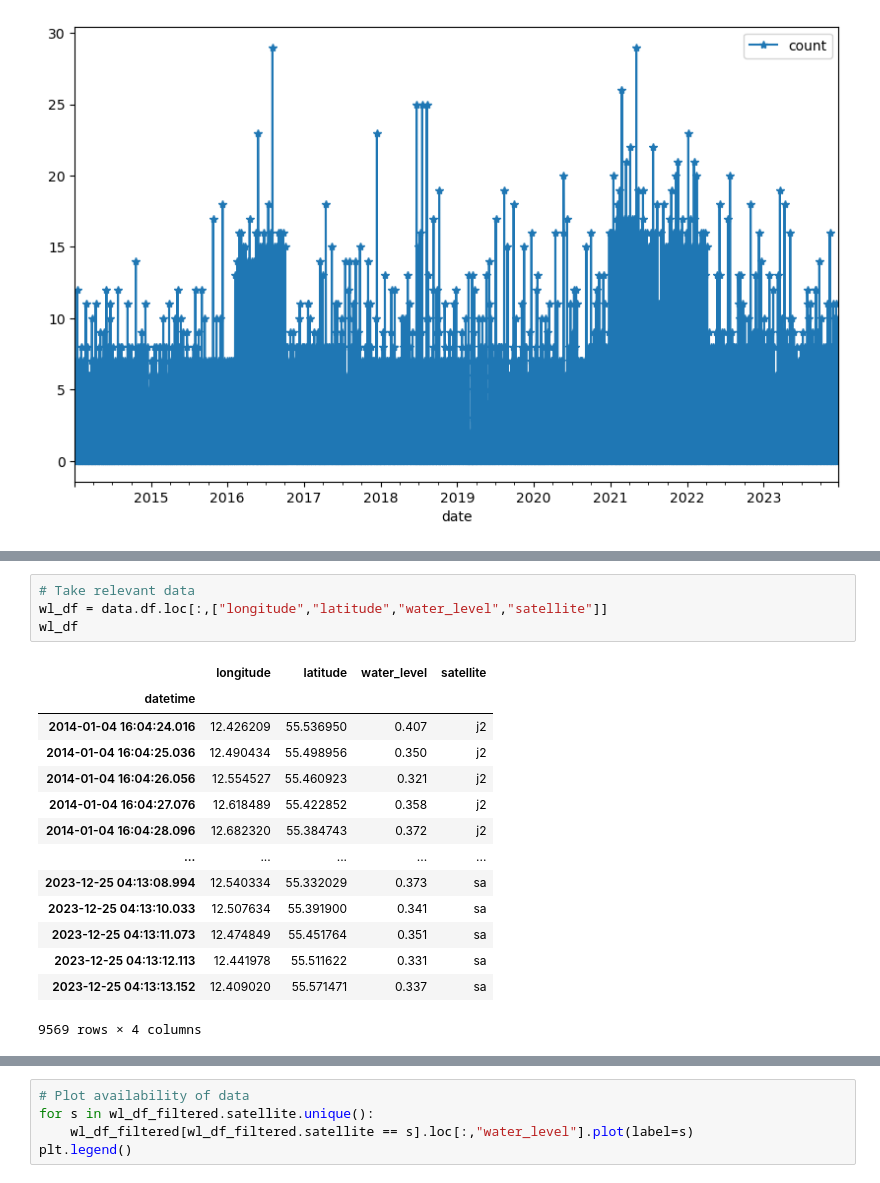
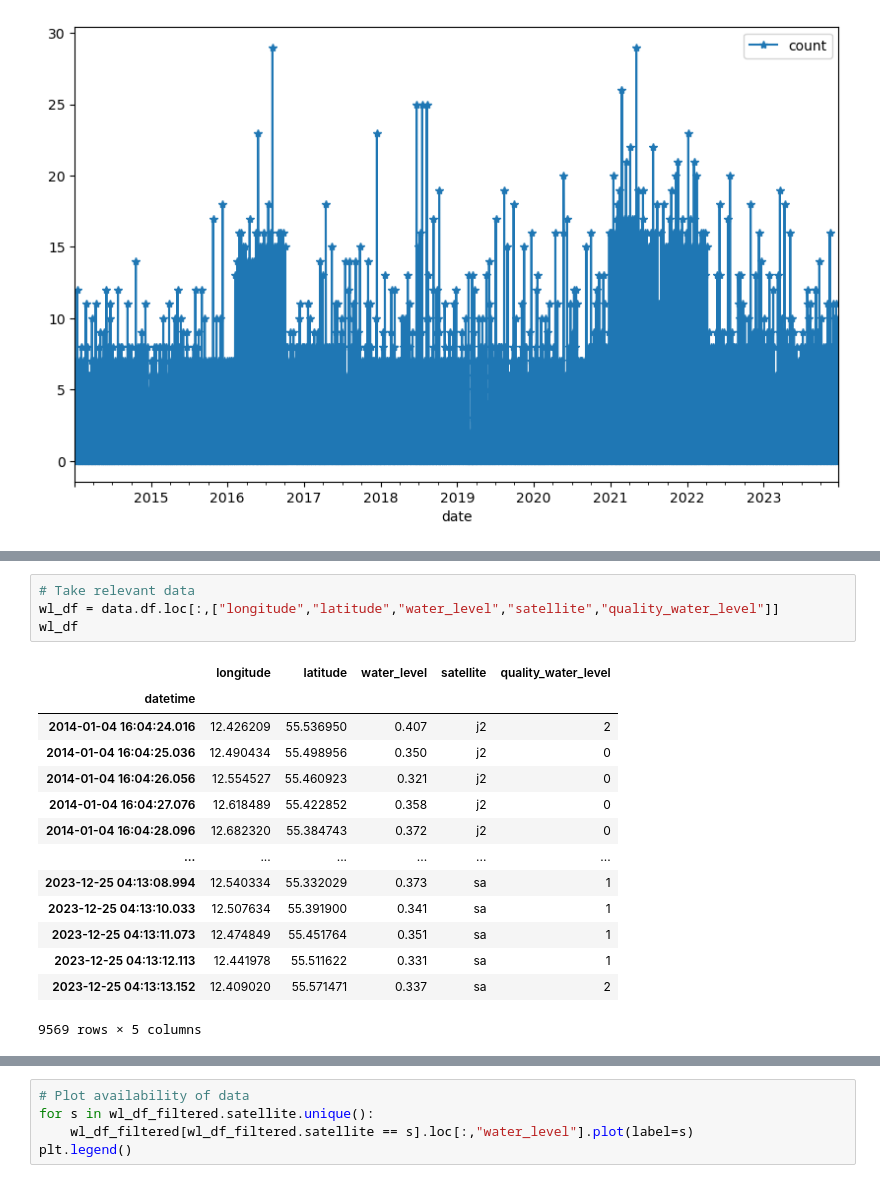
Before and after one commit to DHI/WaterBench-MIKE21HD-Oresund, a Jupyter notebook: .preprocessing/preprocess_altimetry.ipynb, the cells around one changed output, grey strips where cells are left out. Saved outputs shown, nothing was run; the diff lists cells and outputs as text.

Commit message:
Added quality column to altimetry data

```diff
--- a/.preprocessing/preprocess_altimetry.ipynb
+++ b/.preprocessing/preprocess_altimetry.ipynb
@@ -64,23 +64,23 @@ Succesfully retrieved 9569 records from API in 9.25 seconds
 9569 rows × 18 columns
 # %%
 # Take relevant data
-wl_df = data.df.loc[:,["longitude","latitude","water_level","satellite"]]
+wl_df = data.df.loc[:,["longitude","latitude","water_level","satellite","quality_water_level"]]
 wl_df
 # %% [output]
-|  | longitude | latitude | water_level | satellite |
-| datetime |  |  |  |  |
-| 2014-01-04 16:04:24.016 | 12.426209 | 55.536950 | 0.407 | j2 |
-| 2014-01-04 16:04:25.036 | 12.490434 | 55.498956 | 0.350 | j2 |
-| 2014-01-04 16:04:26.056 | 12.554527 | 55.460923 | 0.321 | j2 |
-| 2014-01-04 16:04:27.076 | 12.618489 | 55.422852 | 0.358 | j2 |
-| 2014-01-04 16:04:28.096 | 12.682320 | 55.384743 | 0.372 | j2 |
-| ... | ... | ... | ... | ... |
-| 2023-12-25 04:13:08.994 | 12.540334 | 55.332029 | 0.373 | sa |
-| 2023-12-25 04:13:10.033 | 12.507634 | 55.391900 | 0.341 | sa |
-| 2023-12-25 04:13:11.073 | 12.474849 | 55.451764 | 0.351 | sa |
-| 2023-12-25 04:13:12.113 | 12.441978 | 55.511622 | 0.331 | sa |
-| 2023-12-25 04:13:13.152 | 12.409020 | 55.571471 | 0.337 | sa |
+|  | longitude | latitude | water_level | satellite | quality_water_level |
+| datetime |  |  |  |  |  |
+| 2014-01-04 16:04:24.016 | 12.426209 | 55.536950 | 0.407 | j2 | 2 |
+| 2014-01-04 16:04:25.036 | 12.490434 | 55.498956 | 0.350 | j2 | 0 |
+| 2014-01-04 16:04:26.056 | 12.554527 | 55.460923 | 0.321 | j2 | 0 |
+| 2014-01-04 16:04:27.076 | 12.618489 | 55.422852 | 0.358 | j2 | 0 |
+| 2014-01-04 16:04:28.096 | 12.682320 | 55.384743 | 0.372 | j2 | 0 |
+| ... | ... | ... | ... | ... | ... |
+| 2023-12-25 04:13:08.994 | 12.540334 | 55.332029 | 0.373 | sa | 1 |
+| 2023-12-25 04:13:10.033 | 12.507634 | 55.391900 | 0.341 | sa | 1 |
+| 2023-12-25 04:13:11.073 | 12.474849 | 55.451764 | 0.351 | sa | 1 |
+| 2023-12-25 04:13:12.113 | 12.441978 | 55.511622 | 0.331 | sa | 1 |
+| 2023-12-25 04:13:13.152 | 12.409020 | 55.571471 | 0.337 | sa | 2 |
-9569 rows × 4 columns
+9569 rows × 5 columns
 # %%
 # Filter in quality flag and distance from land (to only get water areas)
 wl_df_filtered = wl_df[(data.df.loc[:,"quality_water_level"] < 2) & (data.df.loc[:,"distance_from_land"]>0.0)]
```
Also changed, not shown: parts of 3 cells of this notebook, 7 other files.
